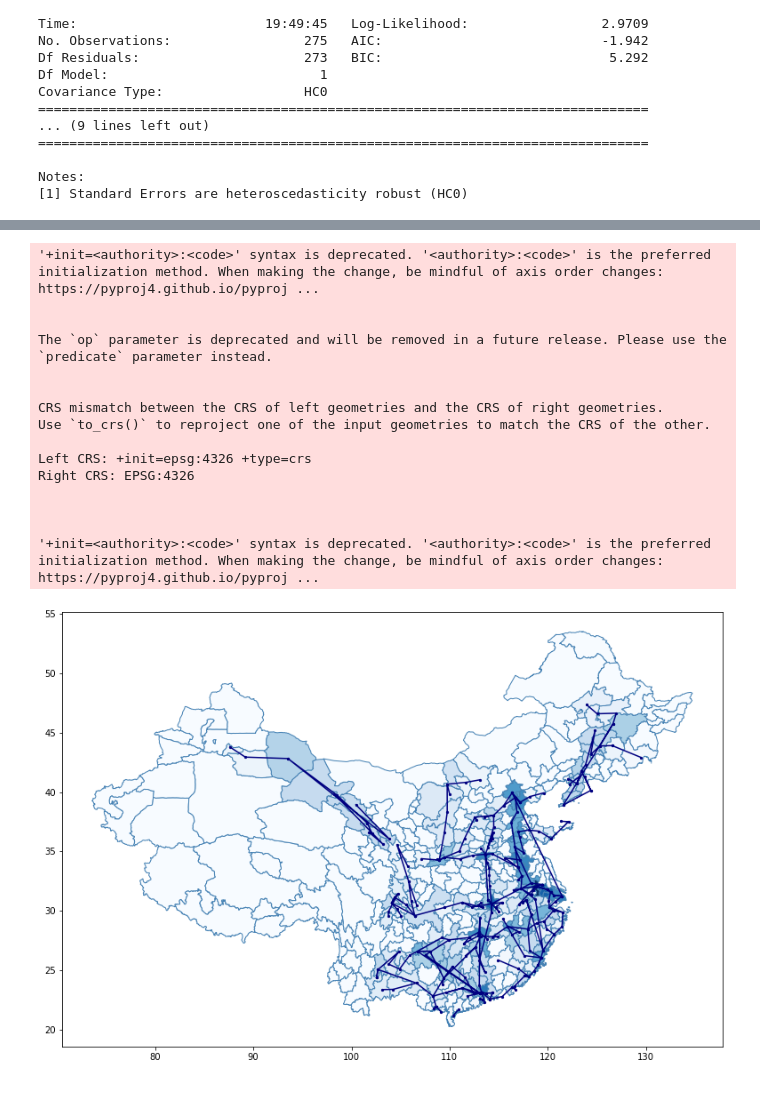
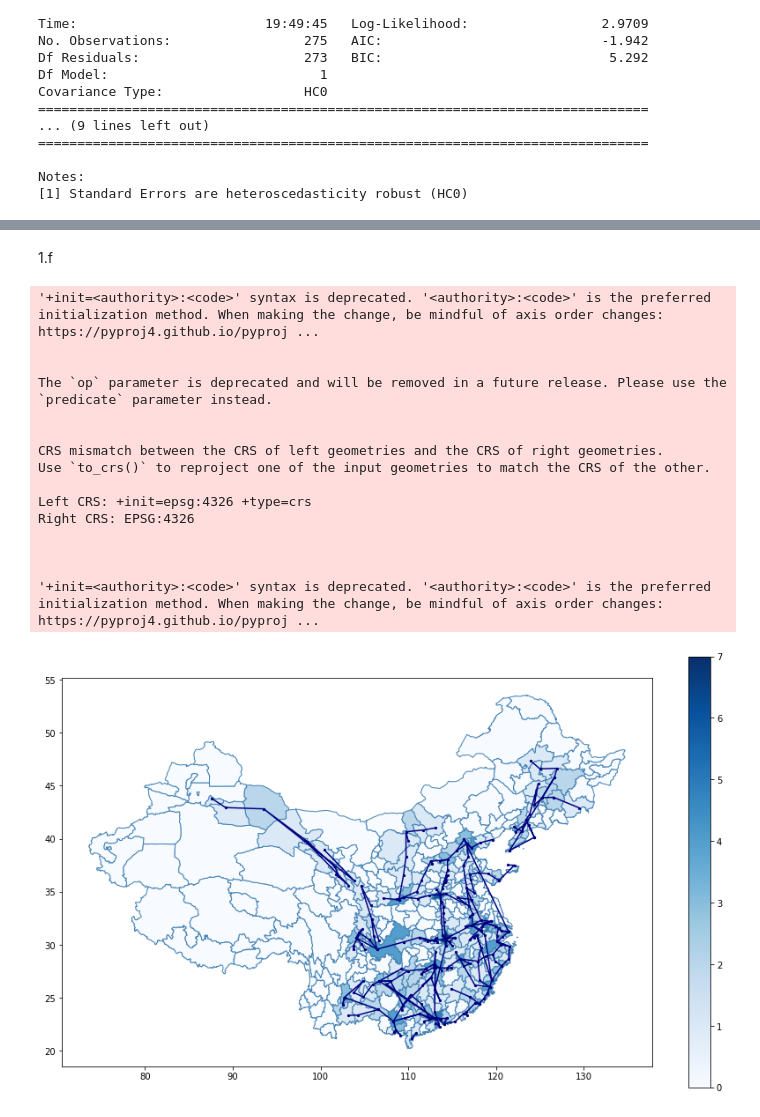
Before and after one commit to yazenkk/ARE213_Fall2023, a Jupyter notebook: PSet 3/Python/pset3 q1 cass.ipynb, the cells around one changed output, grey strips where cells are left out. Saved outputs shown, nothing was run; the diff lists cells and outputs as text; code cells hidden in the pictures.

```diff
--- a/PSet 3/Python/pset3 q1 cass.ipynb
+++ b/PSet 3/Python/pset3 q1 cass.ipynb
@@ -187,8 +153,0 @@ Notes:
-# %%
-#create dummy for opened lines
-lines['opened'] = lines['year_opening'].replace([2008, 2009, 2010, 2011, 2012, 2013, 2014, 2015, 2016, 2017, 2018, 2019], [1,1,1,1,1,1,1,1,1,0,0,0])
-# %%
-#predict opening on line speed
-vals = sm.OLS(lines['opened'], sm.add_constant(lines['speed']))
-out = vals.fit(cov_type = 'HC0')
-print(out.summary())
@@ -213,5 +153,0 @@ strong multicollinearity or other numerical problems.
-# %%
-#predict number of open stations on distance to beijing
-vals = sm.OLS(cities['numstat'], sm.add_constant(cities['dist_beijing']))
-out = vals.fit(cov_type = 'HC0')
-print(out.summary())
@@ -237,0 +156,14 @@ strong multicollinearity or other numerical problems.
+# %%
+#C/D
+
+citiesempt = cities.dropna(subset = ['empgrowth'])
+
+
+treat = ['numstat']
+controls = ['x_1', 'x_2', 'x_3', 'x_4', 'x_5', 'x_6', 'x_7', 'x_8','x_9','x_18']
+vals = sm.OLS(citiesempt['empgrowth'], sm.add_constant(citiesempt[treat + controls]))
+out = vals.fit(cov_type = 'HC0')
+print(out.summary())
+
+cities['pred'] = out.predict(sm.add_constant(cities[treat + controls]))
+cities['resid'] = cities['pred'] - cities['empgrowth']
@@ -238,3 +248,5 @@ strong multicollinearity or other numerical problems.
+# %% [markdown]
+1.f
 # %%
 #map nonsense
 
@@ -258,33 +270,33 @@ gdf1 = gpd.GeoDataFrame(cities, crs=crs, geometry=geometry)
 shapefile2 = gpd.sjoin(gdf1, shapefile, how="right", op='intersects')
 
 #print base colored by number of open stations
-base = shapefile2.plot(figsize=(15,9), column = 'numstat', edgecolor='steelblue', cmap = 'Blues')
+base = shapefile2.plot(figsize=(15,9), column = 'numstat', edgecolor='steelblue', cmap = 'Blues', legend=True,)
 
 geometry = [Point(xy) for xy in zip(cities2['longitude'], cities2['latitude'])]
 
 crs = {'init': shapefile1.crs}
 
 gdf = gpd.GeoDataFrame(cities2, crs=crs, geometry=geometry)
 gdf.plot(ax= base, marker = 'o', markersize = 5, color = 'navy')
 
 #plotting open lines
 for i in list(set(list(lines['lineid']))):
     trunc = cities2[cities2['lineid']==i]
     mp.plot(trunc.longitude, trunc.latitude, color = 'navy')
 # %% [output]
 '+init=<authority>:<code>' syntax is deprecated. '<authority>:<code>' is the preferred initialization method. When making the change, be mindful of axis order changes: https://pyproj4.github.io/pyproj ...
 
 
 The `op` parameter is deprecated and will be removed in a future release. Please use the `predicate` parameter instead.
 
 
 CRS mismatch between the CRS of left geometries and the CRS of right geometries.
 Use `to_crs()` to reproject one of the input geometries to match the CRS of the other.
 
 Left CRS: +init=epsg:4326 +type=crs
 Right CRS: EPSG:4326
 
 
 
 '+init=<authority>:<code>' syntax is deprecated. '<authority>:<code>' is the preferred initialization method. When making the change, be mindful of axis order changes: https://pyproj4.github.io/pyproj ...
-[figure, old version]
+[figure, new version]
```
Also changed, not shown: parts of 19 cells of this notebook.
